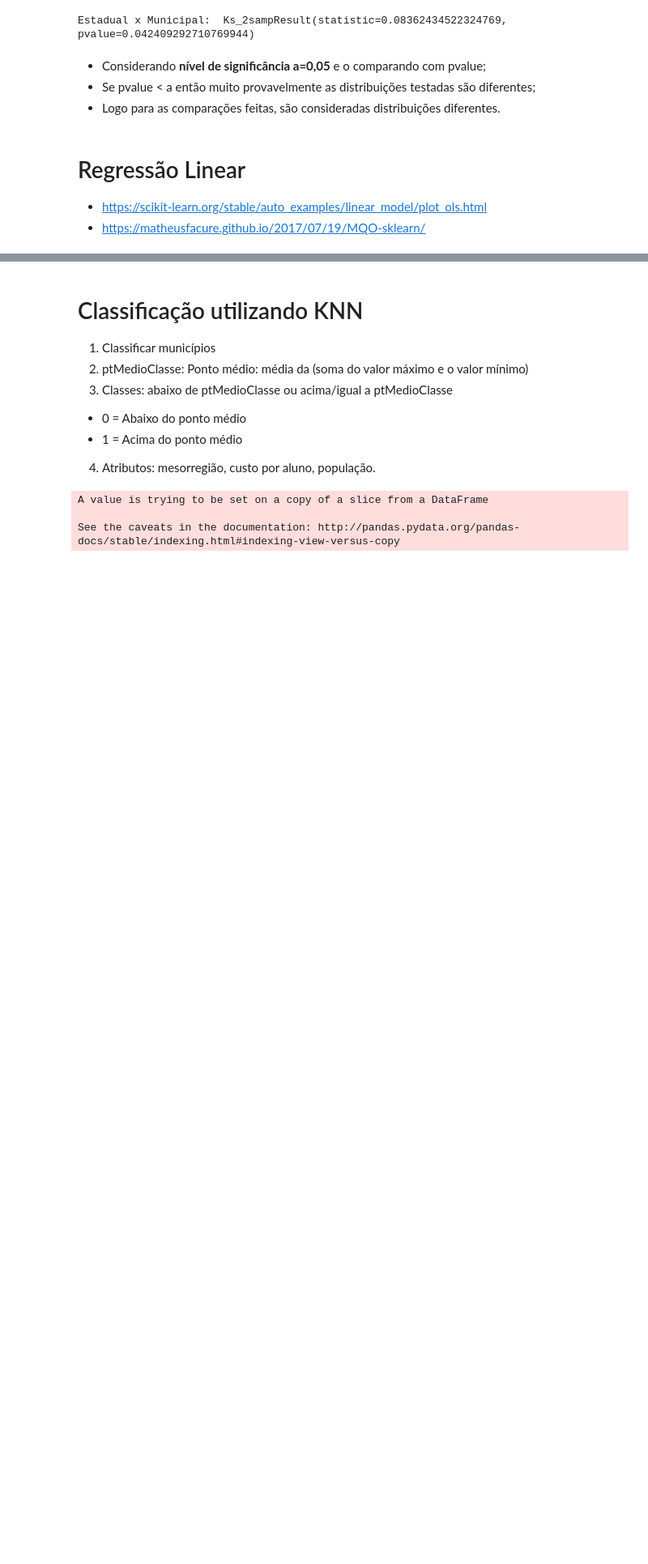
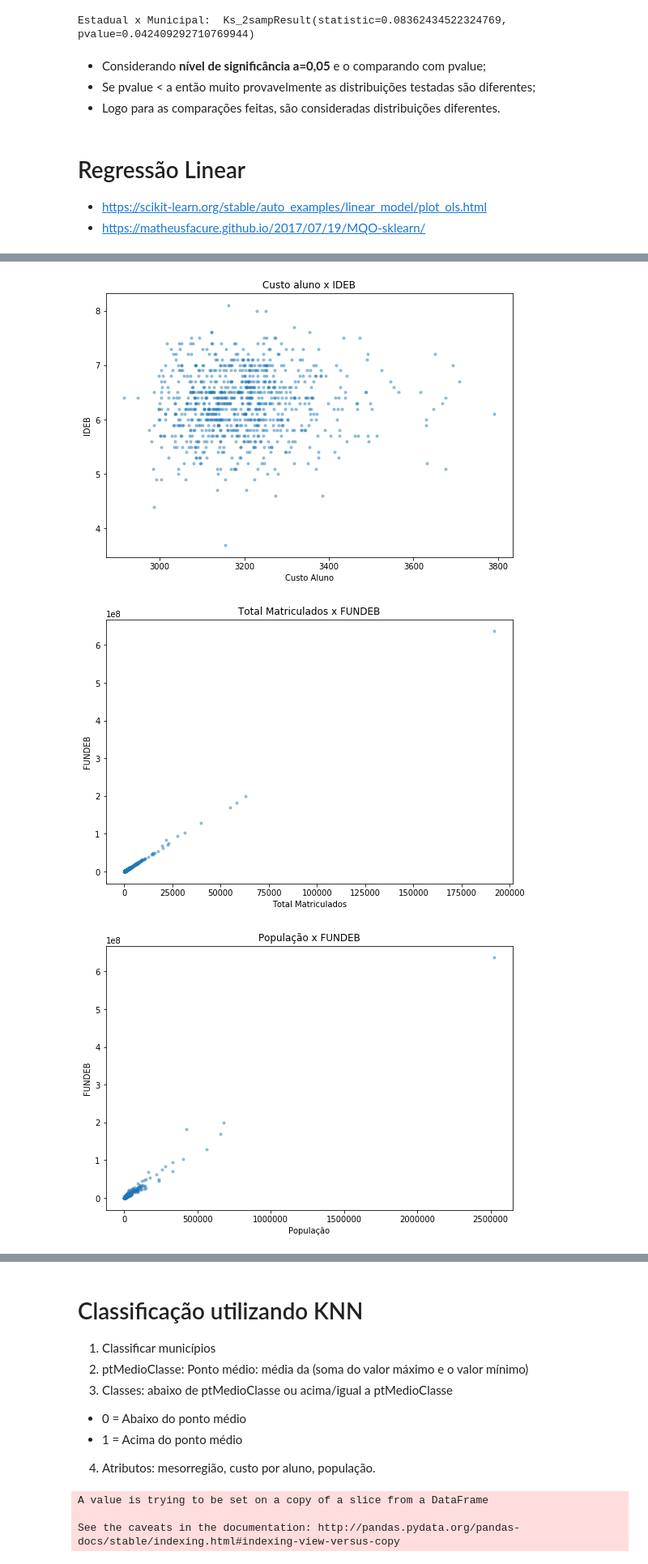
Before and after one commit to jessicatcr-zz/edu-municipios, a Jupyter notebook: Main.ipynb, the cells around one changed output, grey strips where cells are left out. Shown: that part at 81% size. Cells and saved outputs as stored; diff of their text form; code cells hidden in the pictures; blank space fills up the shorter version.

Commit message:
regressão ok + plot de grafs

```diff
--- a/Main.ipynb
+++ b/Main.ipynb
@@ -396 +419,32 @@ Estadual x Municipal:  Ks_2sampResult(statistic=0.08362434522324769, pvalue=0.04
+# %%
+y = df[['IDEB_NxP']]
+x = df[['Custo Aluno']]
+z = df[['FUNDEB']]
+
+u = df[['Total Matriculados']]
+v = df[['PopEst']]
+
+area = np.pi*3
+
+plt.scatter(x, y, s=area, alpha=0.4)
+plt.title('Custo aluno x IDEB')
+plt.ylabel('IDEB')
+plt.xlabel('Custo Aluno')
+plt.show()
+
+plt.scatter(u, z, s=area, alpha=0.4)
+plt.title('Total Matriculados x FUNDEB')
+plt.xlabel('Total Matriculados')
+plt.ylabel('FUNDEB')
+plt.show()
+
+plt.scatter(v, z, s=area, alpha=0.4)
+plt.title('População x FUNDEB')
+plt.xlabel('População')
+plt.ylabel('FUNDEB')
+plt.show()
+# %% [output]
+[figure, added]
+[figure, added]
+[figure, added]
 # %%
```
Also changed, not shown: parts of 7 cells of this notebook.
